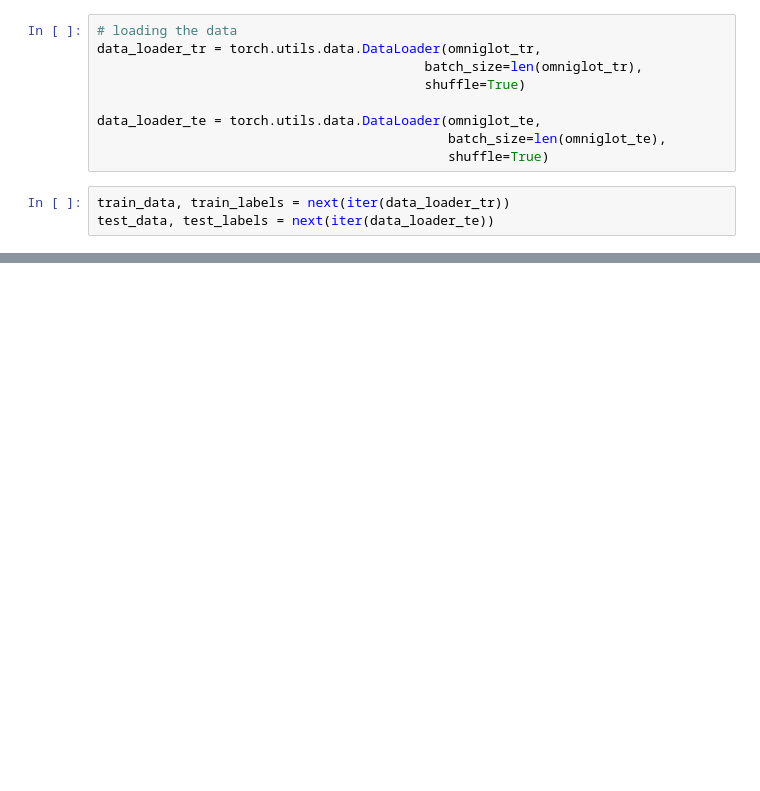
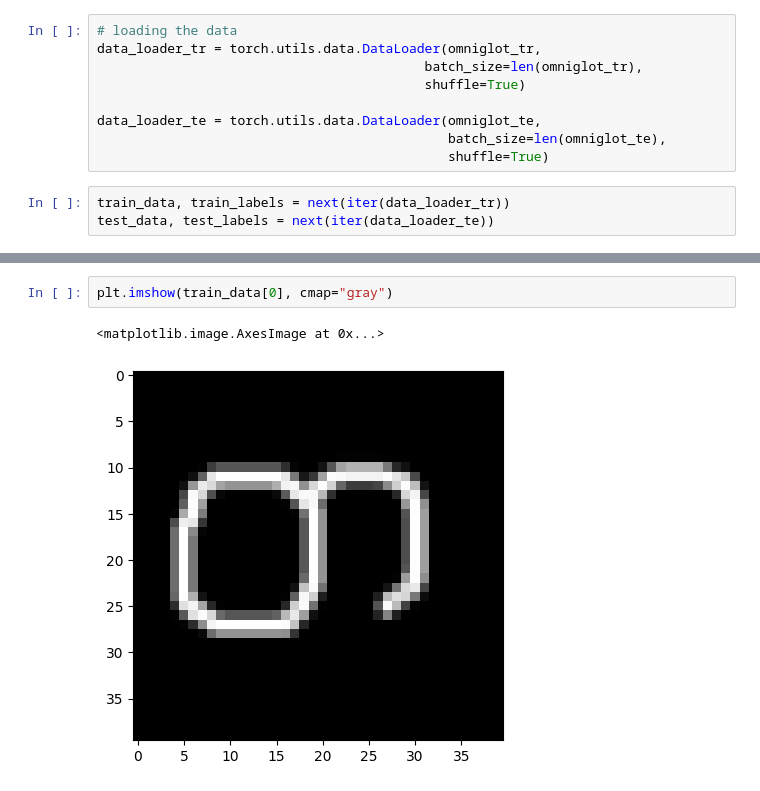
Before and after one commit to RoGellert/image_recognition, a Jupyter notebook: image_recognition_models.ipynb, the cells around one changed output, grey strips where cells are left out. Cells and saved outputs as stored; diff of their text form; blank space fills up the shorter version.

```diff
--- a/image_recognition_models.ipynb
+++ b/image_recognition_models.ipynb
@@ -68,3 +114,8 @@ test_data = (test_data / 255).squeeze()
+# %%
+plt.imshow(train_data[0], cmap="gray")
+# %% [output]
+<matplotlib.image.AxesImage at 0x...>
+[figure, added]
 # %%
 train_data.to(device)
 train_labels.to(device)
```
Also changed, not shown: parts of 13 cells of this notebook.
